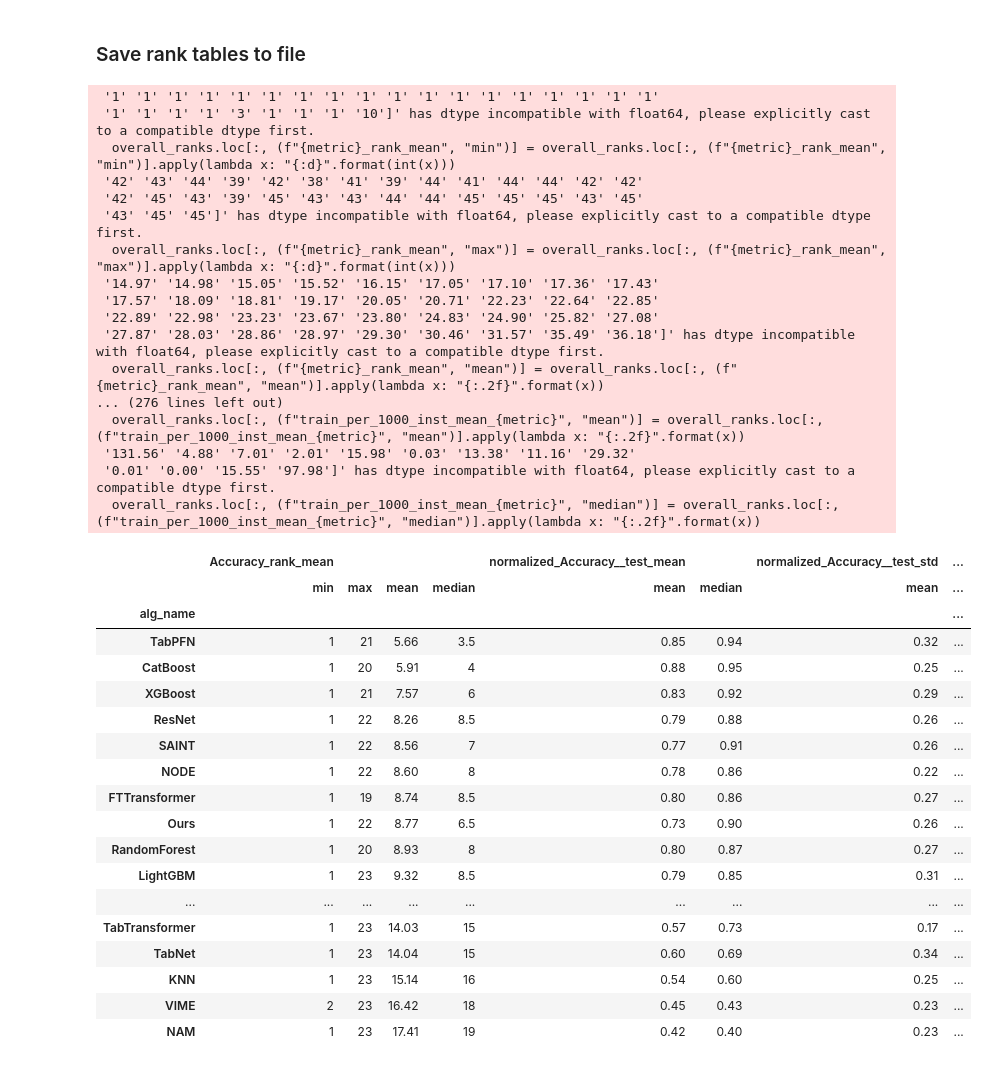
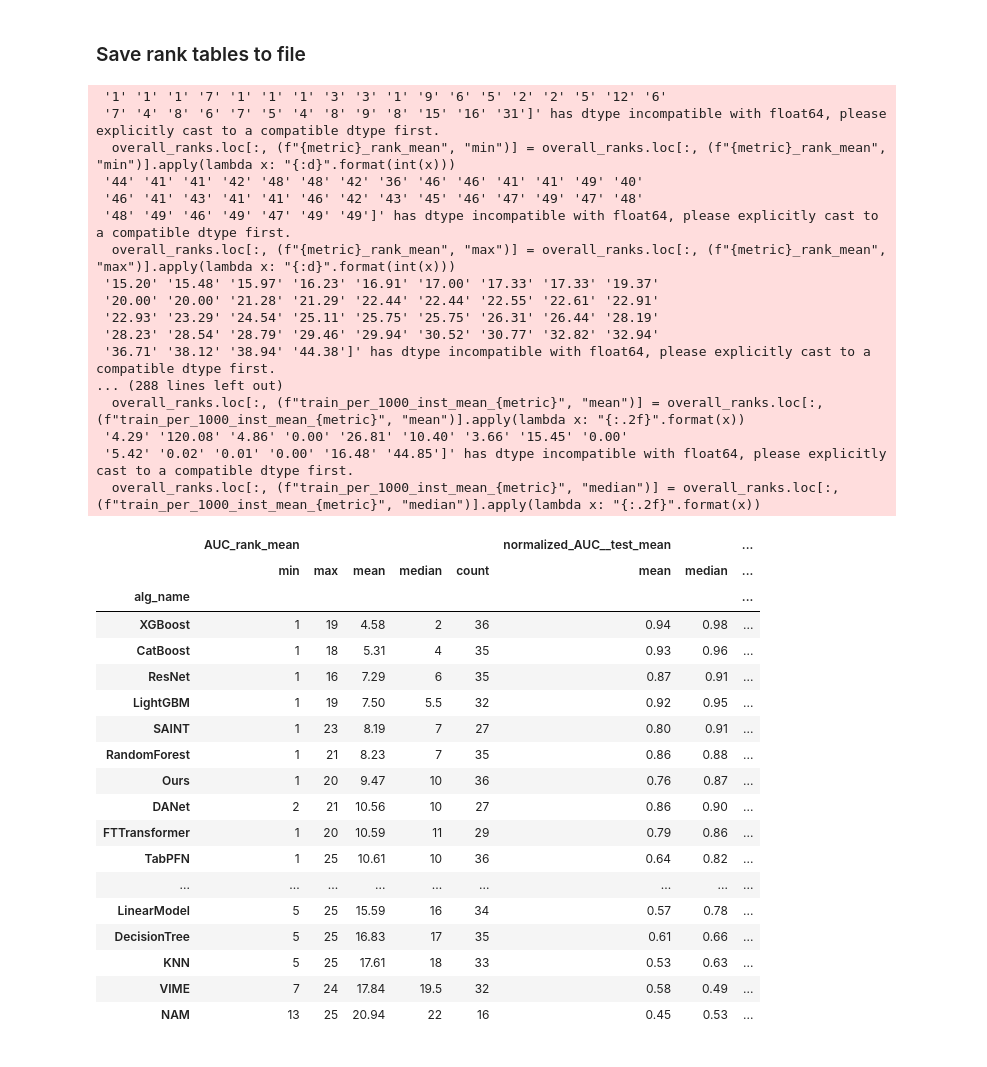
Before and after one commit to yzeng58/tabzilla, a Jupyter notebook: results_viz/2-performance-rankings.ipynb, the cells around one changed output. Drawn from its saved outputs; the diff is of its cells as text; code cells hidden in the pictures.

```diff
--- a/results_viz/2-performance-rankings.ipynb
+++ b/results_viz/2-performance-rankings.ipynb
@@ -46,8 +46,7 @@ def get_rank_table(df, metric, table_idx=4):
 
     # format min/max rank columns to be ints
 
-    # overall_ranks.loc[:, "count"] = overall_ranks.loc[:, (f"{metric}_rank_mean", "count")].astype(int)
-    overall_ranks.drop(columns=(f"{metric}_rank_mean", "count"), inplace=True)
+    overall_ranks.loc[:, (f"{metric}_rank_mean", "count")] = overall_ranks.loc[:, (f"{metric}_rank_mean", "count")].astype(int)
 
     # overall_ranks.loc[:, "alg_name"] = overall_ranks.loc[:, "alg_name"].apply(lambda x: "\rot{" + x + "}")
     overall_ranks.loc[:, (f"{metric}_rank_mean", "min")] = overall_ranks.loc[:, (f"{metric}_rank_mean", "min")].apply(lambda x: "{:d}".format(int(x)))
@@ -78,7 +77,7 @@ def get_rank_table(df, metric, table_idx=4):
 # %%
 # save rank tables to csv and latex
 from analysis_utils import ALG_DISPLAY_NAMES
-table_idx = 1
+table_idx = 4
 
 metric_list = [
     "Accuracy",
@@ -108,42 +107,42 @@ for metric in metric_list:
     final_tables[metric].to_csv(output_folder / f"{metric}_rank.csv", index=True)
     final_tables[metric].to_latex(output_folder / f"{metric}_rank.tex", index=True, escape=False)
 # %% [output]
- '1' '1' '1' '1' '1' '1' '1' '1' '1' '1' '1' '1' '1' '1' '1' '1' '1' '1'
- '1' '1' '1' '1' '3' '1' '1' '1' '10']' has dtype incompatible with float64, please explicitly cast to a compatible dtype first.
+ '1' '1' '1' '7' '1' '1' '1' '3' '3' '1' '9' '6' '5' '2' '2' '5' '12' '6'
+ '7' '4' '8' '6' '7' '5' '4' '8' '9' '8' '15' '16' '31']' has dtype incompatible with float64, please explicitly cast to a compatible dtype first.
   overall_ranks.loc[:, (f"{metric}_rank_mean", "min")] = overall_ranks.loc[:, (f"{metric}_rank_mean", "min")].apply(lambda x: "{:d}".format(int(x)))
- '42' '43' '44' '39' '42' '38' '41' '39' '44' '41' '44' '44' '42' '42'
- '42' '45' '43' '39' '45' '43' '43' '44' '44' '45' '45' '45' '43' '45'
- '43' '45' '45']' has dtype incompatible with float64, please explicitly cast to a compatible dtype first.
+ '44' '41' '41' '42' '48' '48' '42' '36' '46' '46' '41' '41' '49' '40'
+ '46' '41' '43' '41' '41' '46' '42' '43' '45' '46' '47' '49' '47' '48'
+ '48' '49' '46' '49' '47' '49' '49']' has dtype incompatible with float64, please explicitly cast to a compatible dtype first.
   overall_ranks.loc[:, (f"{metric}_rank_mean", "max")] = overall_ranks.loc[:, (f"{metric}_rank_mean", "max")].apply(lambda x: "{:d}".format(int(x)))
- '14.97' '14.98' '15.05' '15.52' '16.15' '17.05' '17.10' '17.36' '17.43'
- '17.57' '18.09' '18.81' '19.17' '20.05' '20.71' '22.23' '22.64' '22.85'
- '22.89' '22.98' '23.23' '23.67' '23.80' '24.83' '24.90' '25.82' '27.08'
- '27.87' '28.03' '28.86' '28.97' '29.30' '30.46' '31.57' '35.49' '36.18']' has dtype incompatible with float64, please explicitly cast to a compatible dtype first.
-  overall_ranks.loc[:, (f"{metric}_rank_mean", "mean")] = overall_ranks.loc[:, (f"{metric}_rank_mean", "mean")].apply(lambda x: "{:.2f}".format(x))
-... (276 lines left out)
+ '15.20' '15.48' '15.97' '16.23' '16.91' '17.00' '17.33' '17.33' '19.37'
+ '20.00' '20.00' '21.28' '21.29' '22.44' '22.44' '22.55' '22.61' '22.91'
+ '22.93' '23.29' '24.54' '25.11' '25.75' '25.75' '26.31' '26.44' '28.19'
+ '28.23' '28.54' '28.79' '29.46' '29.94' '30.52' '30.77' '32.82' '32.94'
+ '36.71' '38.12' '38.94' '44.38']' has dtype incompatible with float64, please explicitly cast to a compatible dtype first.
+... (288 lines left out)
   overall_ranks.loc[:, (f"train_per_1000_inst_mean_{metric}", "mean")] = overall_ranks.loc[:,(f"train_per_1000_inst_mean_{metric}", "mean")].apply(lambda x: "{:.2f}".format(x))
- '131.56' '4.88' '7.01' '2.01' '15.98' '0.03' '13.38' '11.16' '29.32'
- '0.01' '0.00' '15.55' '97.98']' has dtype incompatible with float64, please explicitly cast to a compatible dtype first.
+ '4.29' '120.08' '4.86' '0.00' '26.81' '10.40' '3.66' '15.45' '0.00'
+ '5.42' '0.02' '0.01' '0.00' '16.48' '44.85']' has dtype incompatible with float64, please explicitly cast to a compatible dtype first.
   overall_ranks.loc[:, (f"train_per_1000_inst_mean_{metric}", "median")] = overall_ranks.loc[:,(f"train_per_1000_inst_mean_{metric}", "median")].apply(lambda x: "{:.2f}".format(x))
 # %%
-final_tables['Accuracy']
+final_tables['AUC']
 # %% [output]
-|  | Accuracy_rank_mean |  |  |  | normalized_Accuracy__test_mean |  | normalized_Accuracy__test_std | ... |
-|  | min | max | mean | median | mean | median | mean | ... |
+|  | AUC_rank_mean |  |  |  |  | normalized_AUC__test_mean |  | ... |
+|  | min | max | mean | median | count | mean | median | ... |
 | alg_name |  |  |  |  |  |  |  | ... |
-| TabPFN | 1 | 21 | 5.66 | 3.5 | 0.85 | 0.94 | 0.32 | ... |
-| CatBoost | 1 | 20 | 5.91 | 4 | 0.88 | 0.95 | 0.25 | ... |
-| XGBoost | 1 | 21 | 7.57 | 6 | 0.83 | 0.92 | 0.29 | ... |
-| ResNet | 1 | 22 | 8.26 | 8.5 | 0.79 | 0.88 | 0.26 | ... |
-| SAINT | 1 | 22 | 8.56 | 7 | 0.77 | 0.91 | 0.26 | ... |
-| NODE | 1 | 22 | 8.60 | 8 | 0.78 | 0.86 | 0.22 | ... |
-| FTTransformer | 1 | 19 | 8.74 | 8.5 | 0.80 | 0.86 | 0.27 | ... |
-| Ours | 1 | 22 | 8.77 | 6.5 | 0.73 | 0.90 | 0.26 | ... |
-| RandomForest | 1 | 20 | 8.93 | 8 | 0.80 | 0.87 | 0.27 | ... |
-| LightGBM | 1 | 23 | 9.32 | 8.5 | 0.79 | 0.85 | 0.31 | ... |
+| XGBoost | 1 | 19 | 4.58 | 2 | 36 | 0.94 | 0.98 | ... |
+| CatBoost | 1 | 18 | 5.31 | 4 | 35 | 0.93 | 0.96 | ... |
+| ResNet | 1 | 16 | 7.29 | 6 | 35 | 0.87 | 0.91 | ... |
+| LightGBM | 1 | 19 | 7.50 | 5.5 | 32 | 0.92 | 0.95 | ... |
+| SAINT | 1 | 23 | 8.19 | 7 | 27 | 0.80 | 0.91 | ... |
+| RandomForest | 1 | 21 | 8.23 | 7 | 35 | 0.86 | 0.88 | ... |
+| Ours | 1 | 20 | 9.47 | 10 | 36 | 0.76 | 0.87 | ... |
+| DANet | 2 | 21 | 10.56 | 10 | 27 | 0.86 | 0.90 | ... |
+| FTTransformer | 1 | 20 | 10.59 | 11 | 29 | 0.79 | 0.86 | ... |
+| TabPFN | 1 | 25 | 10.61 | 10 | 36 | 0.64 | 0.82 | ... |
 | ... | ... | ... | ... | ... | ... | ... | ... | ... |
-| TabTransformer | 1 | 23 | 14.03 | 15 | 0.57 | 0.73 | 0.17 | ... |
-| TabNet | 1 | 23 | 14.04 | 15 | 0.60 | 0.69 | 0.34 | ... |
-| KNN | 1 | 23 | 15.14 | 16 | 0.54 | 0.60 | 0.25 | ... |
-| VIME | 2 | 23 | 16.42 | 18 | 0.45 | 0.43 | 0.23 | ... |
-| NAM | 1 | 23 | 17.41 | 19 | 0.42 | 0.40 | 0.23 | ... |
+| LinearModel | 5 | 25 | 15.59 | 16 | 34 | 0.57 | 0.78 | ... |
+| DecisionTree | 5 | 25 | 16.83 | 17 | 35 | 0.61 | 0.66 | ... |
+| KNN | 5 | 25 | 17.61 | 18 | 33 | 0.53 | 0.63 | ... |
+| VIME | 7 | 24 | 17.84 | 19.5 | 32 | 0.58 | 0.49 | ... |
+| NAM | 13 | 25 | 20.94 | 22 | 16 | 0.45 | 0.53 | ... |
```
Also changed, not shown: parts of 1 cell of this notebook, 34 other files.
